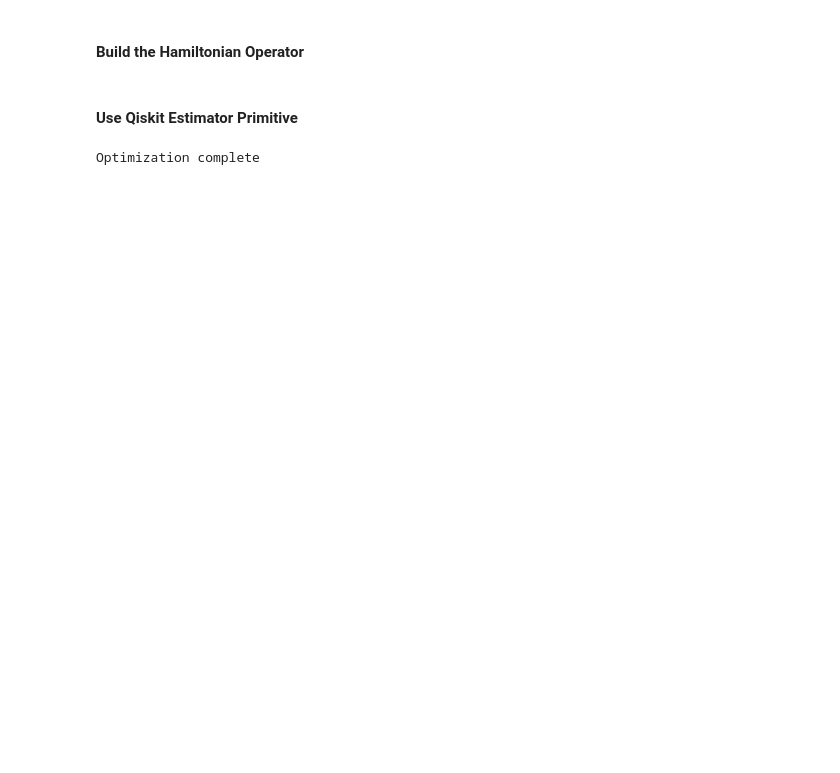
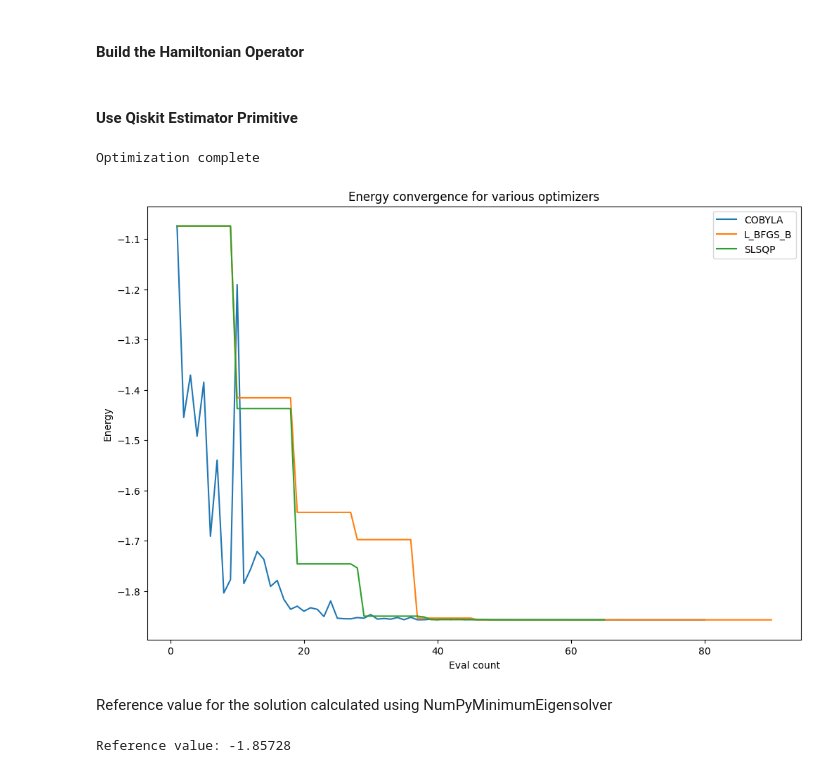
Before and after one commit to azhar-ikhtiarudin/variational-quantum-eigensolver, a Jupyter notebook: vqe-stratch/vqe-stratch.ipynb, the cells around one changed output. Cells and saved outputs as stored; diff of their text form; code cells hidden in the pictures; blank space fills up the shorter version.

Commit message:
add numpy minimum eigensolver reference and visualization

```diff
--- a/vqe-stratch/vqe-stratch.ipynb
+++ b/vqe-stratch/vqe-stratch.ipynb
@@ -50,3 +50,27 @@ for i, optimizer in enumerate(optimizers):
 print("\rOptimization complete      ");
 # %% [output]
 Optimization complete
+# %%
+import pylab
+
+
+pylab.rcParams["figure.figsize"] = (12, 8)
+for i, optimizer in enumerate(optimizers):
+    pylab.plot(converge_counts[i], converge_vals[i], label=type(optimizer).__name__)
+pylab.xlabel("Eval count")
+pylab.ylabel("Energy")
+pylab.title("Energy convergence for various optimizers")
+pylab.legend(loc="upper right");
+# %% [output]
+[figure, added]
+# %% [markdown]
+Reference value for the solution calculated using NumPyMinimumEigensolver
+# %%
+from qiskit_algorithms import NumPyMinimumEigensolver
+
+numpy_solver = NumPyMinimumEigensolver()
+result = numpy_solver.compute_minimum_eigenvalue(operator=H2_op)
+ref_value = result.eigenvalue.real
+print(f"Reference value: {ref_value:.5f}")
+# %% [output]
+Reference value: -1.85728
```
Also changed, not shown: parts of 1 cell of this notebook.
